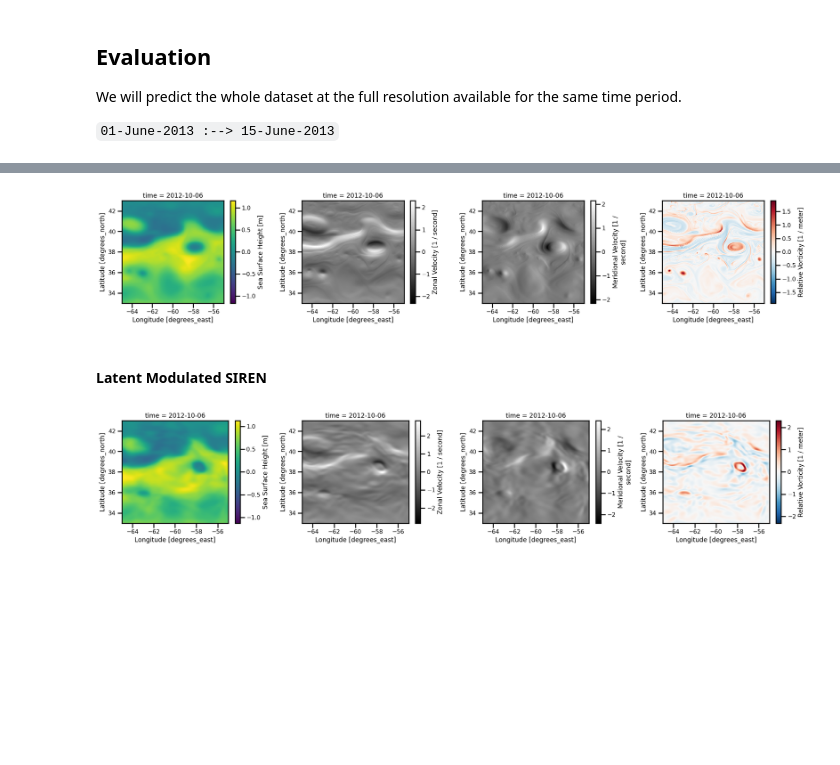
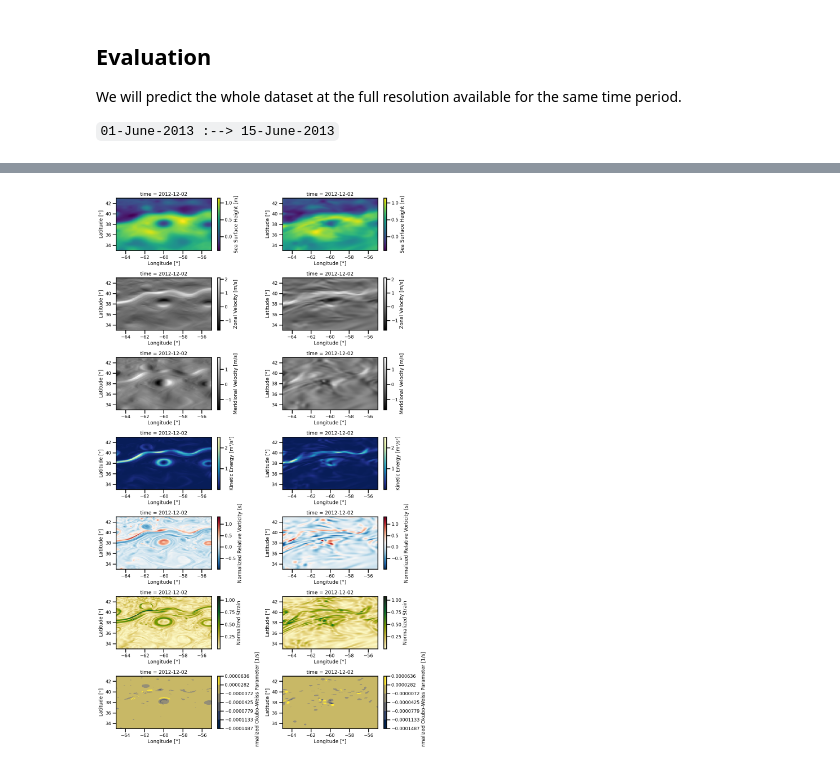
Before and after one commit to jejjohnson/jejeqx, a Jupyter notebook: notebooks/dev/nerfs/1.5.1_sparse_obs_osse_nadir.ipynb, the cells around one changed output, grey strips where cells are left out. Saved outputs shown, nothing was run; the diff lists cells and outputs as text; code cells hidden in the pictures; blank space fills up the shorter version.

```diff
--- a/notebooks/dev/nerfs/1.5.1_sparse_obs_osse_nadir.ipynb
+++ b/notebooks/dev/nerfs/1.5.1_sparse_obs_osse_nadir.ipynb
@@ -684,15 +675,6 @@ We will predict the whole dataset at the full resolution available for the same
 from dataclasses import dataclass, field
 from typing import List, Dict
 
-@dataclass
-class Subset:
-    _target_: str = "builtins.slice"
-    _args_: List = field(default_factory=lambda :["2013-01-01", "2013-01-10"])
-
-    files = [
-    "/gpfswork/rech/yrf/commun/data_challenges/dc20a_osse/work_eman/ml_ready/nadir1.nc",
-    "/gpfswork/rech/yrf/commun/data_challenges/dc20a_osse/work_eman/ml_ready/swot1nadir1.nc",
-]
 
 @dataclass
 class SSHDMEVAL:
@@ -701,8 +683,10 @@ class SSHDMEVAL:
     batch_size: int = 10_000
     shuffle: bool = False
     train_size: float = 0.80
+    decode_times: bool = True
+    evaluation: bool = True
     spatial_coords: List = field(default_factory=lambda : ["lat", "lon"])
     temporal_coords: List = field(default_factory=lambda: ["time"])
     variables: List = field(default_factory=lambda : ["sossheig"])
-    coarsen: Dict = field(default_factory=lambda : {"lon": 2, "lat": 2})
+    coarsen: Dict = field(default_factory=lambda : {"lon": 4, "lat": 4})
     resample: str = "1D"
@@ -721,15 +694,15 @@ temporal_transforms = Pipeline([
 %%time
 
 # select = {"time": slice("2012-10-22", "2012-11-22")}
-select = {"time": slice("2012-10-01", "2012-12-02")}
+select = {"time": slice("2012-10-22", "2012-12-02")}
 
 config_dm = OmegaConf.structured(SSHDMEVAL())
 
 dm_eval = hydra.utils.instantiate(
     config_dm,
     select=select,
-    spatial_transform=spatial_transforms,
-    temporal_transform=temporal_transforms
+    spatial_transform=dm.spatial_transform,
+    temporal_transform=dm.temporal_transform
 )
 
 dm_eval.setup()
@@ -755,6 +733,6 @@ xrda = dm_eval.load_xrds()
 # %%
 %%time
 
-out, metrics = trainer.predict_model(dm_eval.predict_dataloader())
+out, metrics = trainer.test_model(dm_eval.test_dataloader())
 metrics
 # %% [output]
@@ -862,14 +767,0 @@ def plot_analysis(ds, time: int=0):
-# %%
-ds_ssh_analysis = get_analysis_xr(xrda.sossheig)
-
-plot_analysis(ds_ssh_analysis, time=5)
-# %% [output]
-[figure, removed]
-# %% [markdown]
-#### Latent Modulated SIREN
-# %%
-ds_lmodsiren_analysis = get_analysis_xr(xrda.ssh_rff)
-
-plot_analysis(ds_lmodsiren_analysis, time=5)
-# %% [output]
-[figure, removed]
@@ -875,0 +770,11 @@ plot_analysis(ds_lmodsiren_analysis, time=5)
+# %%
+ds_rff = cutils.calculate_physical_quantities(xrda.ssh_rff)
+ds_natl60 = cutils.calculate_physical_quantities(xrda.sossheig)
+# %%
+fig, ax = cutils.plot_analysis_vars([
+    ds_natl60.isel(time=-1),
+    ds_rff.isel(time=-1),]
+)
+plt.show()
+# %% [output]
+[figure, added]
```
Also changed, not shown: parts of 28 cells of this notebook, 9 other files.
